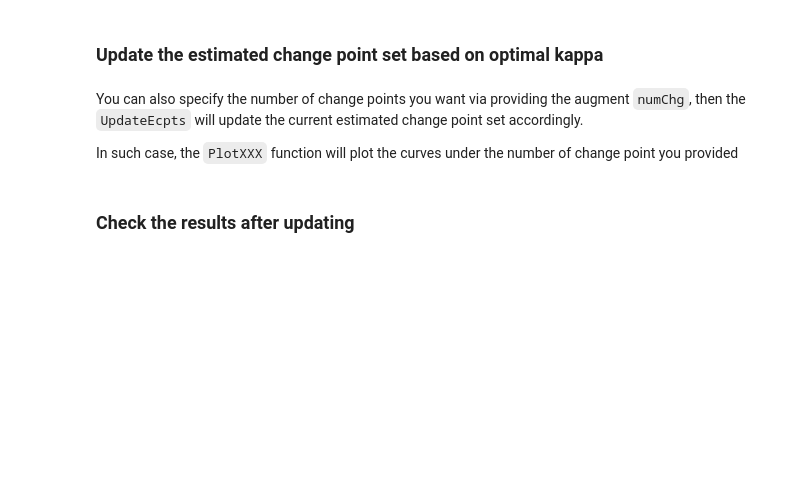
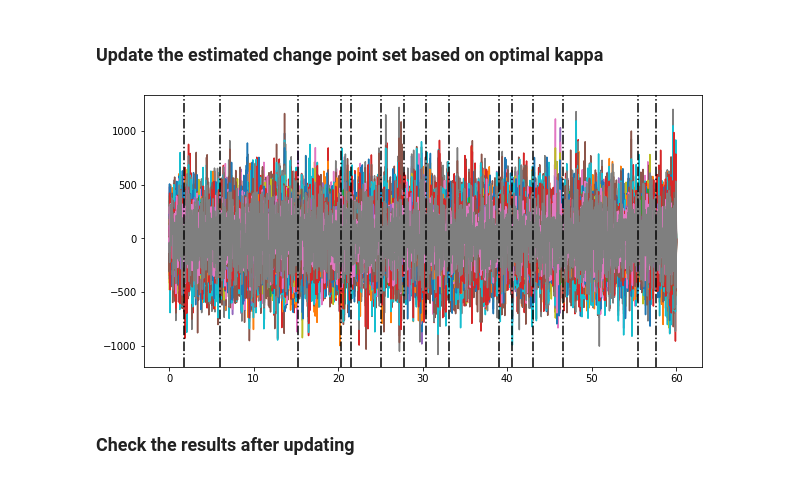
Before and after one commit to JINhuaqing/TVDN-simu, a Jupyter notebook: realdata/MEG1HPF.ipynb, the cells around one changed output. Saved outputs shown, nothing was run; the diff lists cells and outputs as text; code cells hidden in the pictures; blank space fills up the shorter version.

```diff
--- a/realdata/MEG1HPF.ipynb
+++ b/realdata/MEG1HPF.ipynb
@@ -144,8 +421,4 @@ The optimal number of change point under the range of kappa we speicified is: 15
 The optimal number of change point is: 15
 # %% [markdown]
 ###  Update the estimated change point set based on optimal kappa
-# %% [markdown]
-You can also specify the number of change points you want via providing the augment `numChg`, then the `UpdateEcpts` will update the current estimated change point set accordingly.
-
-In such case, the `PlotXXX` function will plot the curves under the number of change point you provided
 # %%
@@ -154,3 +427,7 @@ MEGBspDet.UpdateEcpts()
+# %%
+MEGBspDet.PlotEcpts()
+# %% [output]
+[figure, added]
 # %% [markdown]
 ### Check the results after updating
 # %%
```
Also changed, not shown: parts of 32 cells of this notebook, 3 other files.
